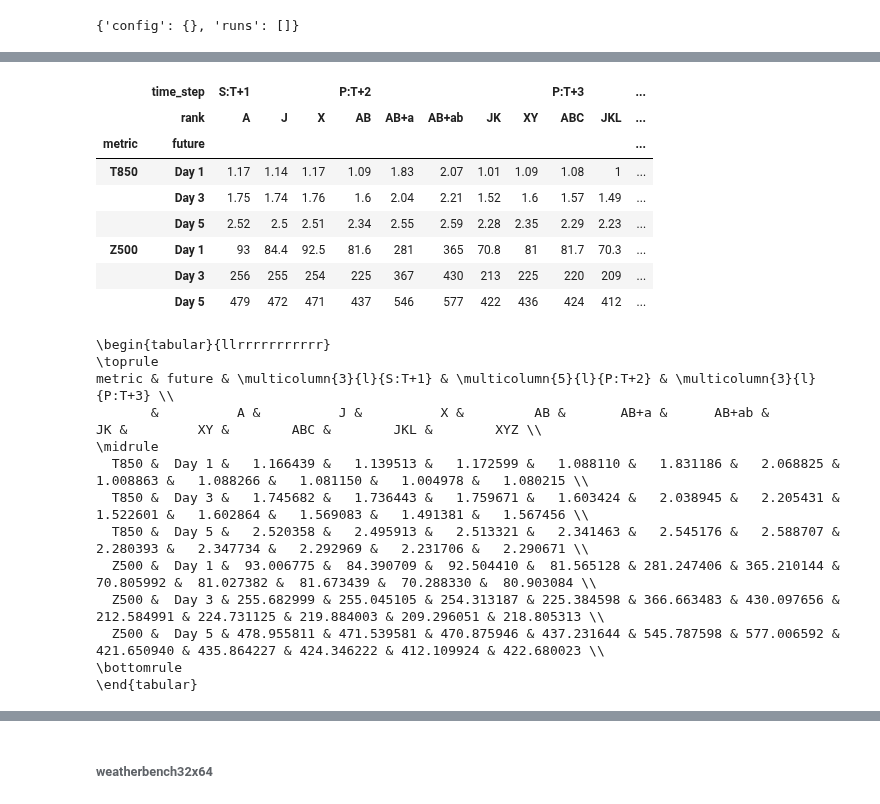
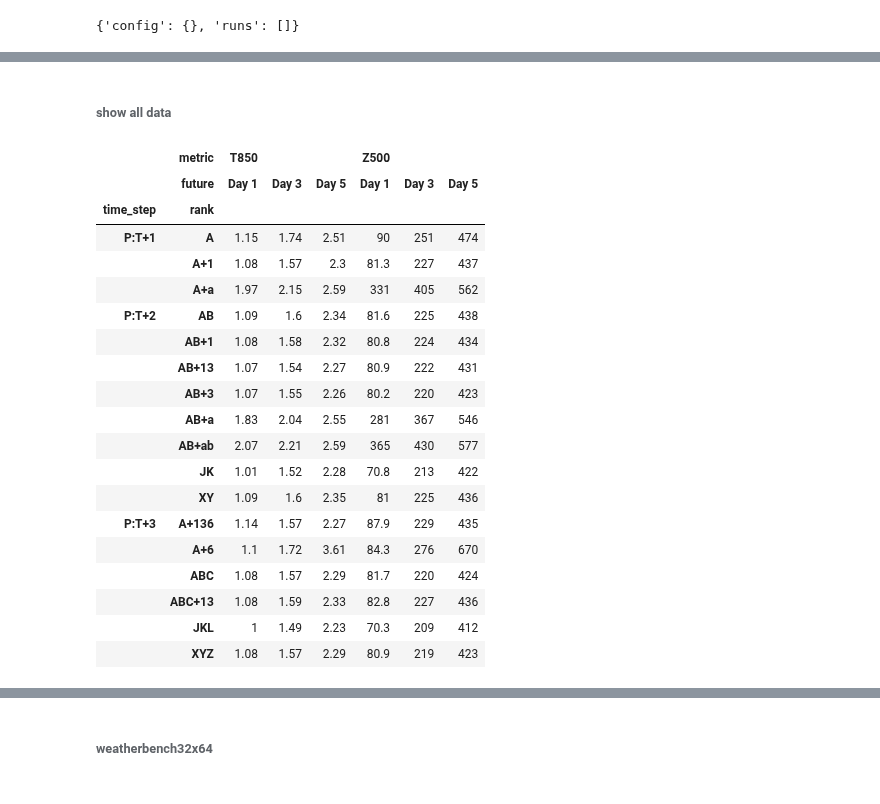
Before and after one commit to veya2ztn/Seq2SeqAutoregressiveModel, a Jupyter notebook: Error_propagation.ipynb, the cells around one changed output, grey strips where cells are left out. Drawn from its saved outputs; the diff is of its cells as text; code cells hidden in the pictures.

```diff
--- a/Error_propagation.ipynb
+++ b/Error_propagation.ipynb
@@ -511,7 +977,3 @@ def estimate_the_long_term_error(data_list,name_list,order,feature='mean',ax=Non
 #     fig,ax = estimate_the_long_term_error(data_list,name_list,4)
 # fig.tight_layout()
 # fig.savefig("figures/estimate_the_long_term_error_for_PMT3.png", dpi=300)
-# %%
-for i, v in enumerate(vnames):
-    if "850hPa" in v:
-        print(i,v)
@@ -1338,6 +1793,7 @@ inconsistancy at run:04_02_18_52_35315-seed_73001-15fnblum-1.013-for-1.010
 inconsistancy at run:04_02_18_52_35315-seed_73001-15fnblum-68.081-for-68.399
 # %%
 filted_runs['01_26_17_38_64254-seed_73001']['config']['time_step']=3
+filted_runs['01_26_17_38_64254-seed_73001']['config']['mode']="finetune"
 # %%
 alpha_map={
     2:{
@@ -1420,18 +1985,21 @@ finetune2-A ['01_29_18_29_64250-seed_73001', '02_02_13_04_63160-seed_73001']
+# %% [markdown]
+###### show all data
 # %%
 import pandas as pd
 
 df = pd.DataFrame(table_data, columns=['name','mode', 'time_step', 'rank', 'future', 'metric', 'error'])
 df = df[df['time_step']!='S:T+2']
-df = df[df['time_step']!='P:T+1']
-df = df[df['rank']!='A+6']
-df = df[df['rank']!='A+136']
-df = df[df['rank']!='A+1']
-df = df[df['rank']!='AB+1']
-df = df[df['rank']!='AB+13']
-df = df[df['rank']!='AB+3']
-df = df[df['rank']!='ABC+13']
-df_pivot = df.pivot_table(columns=['time_step','rank'], index=['metric','future'], values='error')
-df_pivot = df_pivot.reindex(["S:T+1","P:T+1","P:T+2","P:T+3"], axis=1, level=0)
+df = df[df['time_step']!='S:T+1']
+# df = df[df['time_step']!='P:T+1']
+# df = df[df['rank']!='A+6']
+# df = df[df['rank']!='A+136']
+# df = df[df['rank']!='A+1']
+# df = df[df['rank']!='AB+1']
+# df = df[df['rank']!='AB+13']
+# df = df[df['rank']!='AB+3']
+# df = df[df['rank']!='ABC+13']
+df_pivot = df.pivot_table(columns=['metric','future'], index=['time_step','rank'], values='error')
+#df_pivot = df_pivot.reindex(["S:T+1","P:T+1","P:T+2","P:T+3"], axis=1, level=0)
 
 def apply_border_style(val):
     out = []
@@ -1465,57 +2033,51 @@ def apply_compare(val):
     return out
 
 def apply_under_line_best_inblock(val):
     length = len(val)
     assert length%2 == 0
     out = []
     for A,D in np.split(val,length//2):
         min_index = np.argmin([A,D])
         temp = ["","",""]
         temp[min_index] = 'border-bottom: 3px solid black'
         out.extend(temp)
     return out
 
 def highlight_min(s):
     is_min = s == np.nanmin(s)
     return ['background-color: lightblue' if v else '' for v in is_min]
 
 
-styled_df = df_pivot.style.format("{:.3g}").apply(apply_compare,axis=1).apply(highlight_min,axis=1).apply(apply_border_style,axis=1).set_table_styles([
+styled_df = df_pivot.style.format("{:.3g}").apply(apply_compare,axis=0).apply(highlight_min,axis=0).apply(apply_border_style,axis=1).set_table_styles([
     {'selector': 'th', 'props': [('font-weight', 'bold'), ('text-align', 'center')]},
     {'selector': 'th.level0', 'props': [('border-bottom', '3px solid black')]},
     {'selector': 'th.level1', 'props': [('border-bottom', '2px solid black')]},
     {'selector': 'th.col_heading', 'props': [('border-right', '2px solid black')]},
     {'selector': 'td', 'props': [('text-align', 'center')]},
     {'selector': 'td.col_heading.level0', 'props': [('border-left', '2px solid black')]},
     {'selector': 'td.row_heading.level1', 'props': [('border-left', '2px solid black')]},
 ])
 
 
 styled_df
 # %% [output]
-|  | time_step | S:T+1 |  |  | P:T+2 |  |  |  |  | P:T+3 |  | ... |
-|  | rank | A | J | X | AB | AB+a | AB+ab | JK | XY | ABC | JKL | ... |
-| metric | future |  |  |  |  |  |  |  |  |  |  | ... |
-| T850 | Day 1 | 1.17 | 1.14 | 1.17 | 1.09 | 1.83 | 2.07 | 1.01 | 1.09 | 1.08 | 1 | ... |
-|  | Day 3 | 1.75 | 1.74 | 1.76 | 1.6 | 2.04 | 2.21 | 1.52 | 1.6 | 1.57 | 1.49 | ... |
-|  | Day 5 | 2.52 | 2.5 | 2.51 | 2.34 | 2.55 | 2.59 | 2.28 | 2.35 | 2.29 | 2.23 | ... |
-| Z500 | Day 1 | 93 | 84.4 | 92.5 | 81.6 | 281 | 365 | 70.8 | 81 | 81.7 | 70.3 | ... |
-|  | Day 3 | 256 | 255 | 254 | 225 | 367 | 430 | 213 | 225 | 220 | 209 | ... |
-|  | Day 5 | 479 | 472 | 471 | 437 | 546 | 577 | 422 | 436 | 424 | 412 | ... |
+|  | metric | T850 |  |  | Z500 |  |  |
+|  | future | Day 1 | Day 3 | Day 5 | Day 1 | Day 3 | Day 5 |
+| time_step | rank |  |  |  |  |  |  |
+| P:T+1 | A | 1.15 | 1.74 | 2.51 | 90 | 251 | 474 |
+|  | A+1 | 1.08 | 1.57 | 2.3 | 81.3 | 227 | 437 |
+|  | A+a | 1.97 | 2.15 | 2.59 | 331 | 405 | 562 |
+| P:T+2 | AB | 1.09 | 1.6 | 2.34 | 81.6 | 225 | 438 |
+|  | AB+1 | 1.08 | 1.58 | 2.32 | 80.8 | 224 | 434 |
+|  | AB+13 | 1.07 | 1.54 | 2.27 | 80.9 | 222 | 431 |
+|  | AB+3 | 1.07 | 1.55 | 2.26 | 80.2 | 220 | 423 |
+|  | AB+a | 1.83 | 2.04 | 2.55 | 281 | 367 | 546 |
+|  | AB+ab | 2.07 | 2.21 | 2.59 | 365 | 430 | 577 |
+|  | JK | 1.01 | 1.52 | 2.28 | 70.8 | 213 | 422 |
+|  | XY | 1.09 | 1.6 | 2.35 | 81 | 225 | 436 |
+| P:T+3 | A+136 | 1.14 | 1.57 | 2.27 | 87.9 | 229 | 435 |
+|  | A+6 | 1.1 | 1.72 | 3.61 | 84.3 | 276 | 670 |
+|  | ABC | 1.08 | 1.57 | 2.29 | 81.7 | 220 | 424 |
+|  | ABC+13 | 1.08 | 1.59 | 2.33 | 82.8 | 227 | 436 |
+|  | JKL | 1 | 1.49 | 2.23 | 70.3 | 209 | 412 |
+|  | XYZ | 1.08 | 1.57 | 2.29 | 80.9 | 219 | 423 |
-# %%
-latex = df_pivot.reset_index().to_latex(index=False)
-print(latex)
-# %% [output]
-\begin{tabular}{llrrrrrrrrrrr}
-\toprule
-metric & future & \multicolumn{3}{l}{S:T+1} & \multicolumn{5}{l}{P:T+2} & \multicolumn{3}{l}{P:T+3} \\
-       &          A &          J &          X &         AB &       AB+a &      AB+ab &         JK &         XY &        ABC &        JKL &        XYZ \\
-\midrule
-  T850 &  Day 1 &   1.166439 &   1.139513 &   1.172599 &   1.088110 &   1.831186 &   2.068825 &   1.008863 &   1.088266 &   1.081150 &   1.004978 &   1.080215 \\
-  T850 &  Day 3 &   1.745682 &   1.736443 &   1.759671 &   1.603424 &   2.038945 &   2.205431 &   1.522601 &   1.602864 &   1.569083 &   1.491381 &   1.567456 \\
-  T850 &  Day 5 &   2.520358 &   2.495913 &   2.513321 &   2.341463 &   2.545176 &   2.588707 &   2.280393 &   2.347734 &   2.292969 &   2.231706 &   2.290671 \\
-  Z500 &  Day 1 &  93.006775 &  84.390709 &  92.504410 &  81.565128 & 281.247406 & 365.210144 &  70.805992 &  81.027382 &  81.673439 &  70.288330 &  80.903084 \\
-  Z500 &  Day 3 & 255.682999 & 255.045105 & 254.313187 & 225.384598 & 366.663483 & 430.097656 & 212.584991 & 224.731125 & 219.884003 & 209.296051 & 218.805313 \\
-  Z500 &  Day 5 & 478.955811 & 471.539581 & 470.875946 & 437.231644 & 545.787598 & 577.006592 & 421.650940 & 435.864227 & 424.346222 & 412.109924 & 422.680023 \\
-\bottomrule
-\end{tabular}
```
Also changed, not shown: parts of 67 cells of this notebook, 2 other files.
